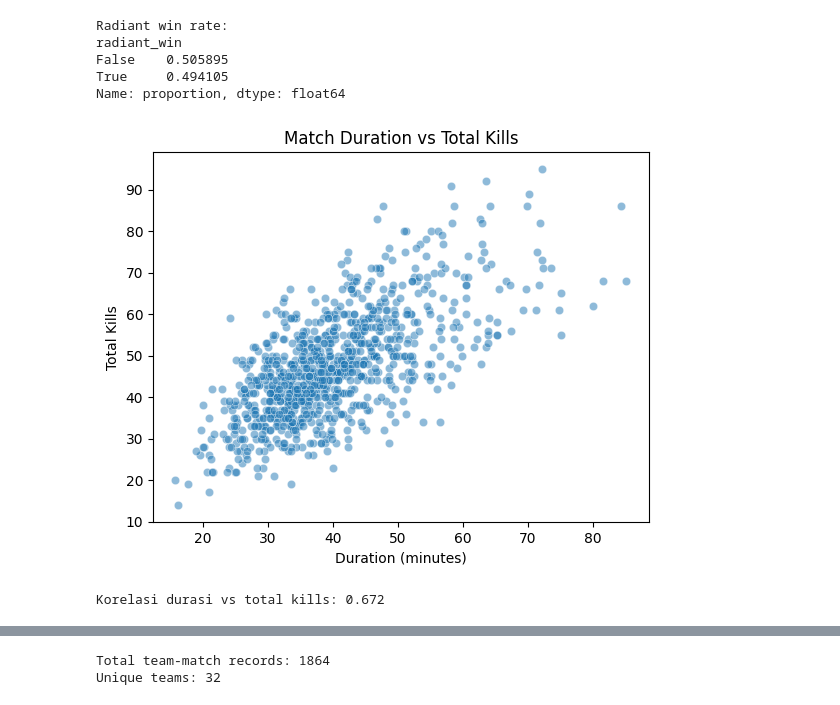
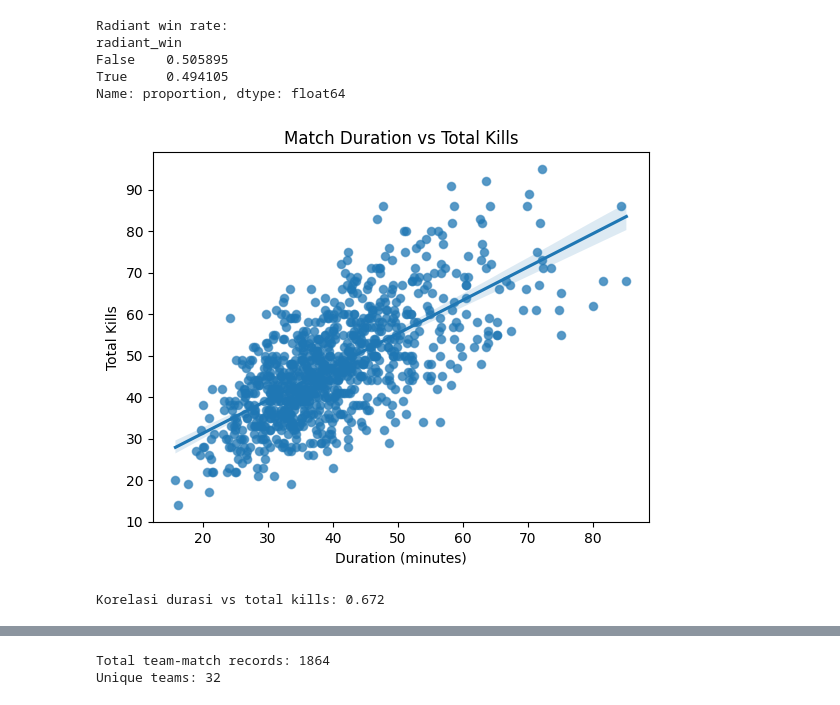
Before and after one commit to chokiarmando-lab/dota2-team-performance-analysis, a Jupyter notebook: notebooks/03-eda.ipynb, the cells around one changed output, grey strips where cells are left out. Cells and saved outputs as stored; diff of their text form; code cells hidden in the pictures.

```diff
--- a/notebooks/03-eda.ipynb
+++ b/notebooks/03-eda.ipynb
@@ -69,10 +72,10 @@ memory usage: 103.1+ KB
 # 3. FEATURE ENGINEERING
 # ============================================================
 
-bins = list(range(30,45))
+bins = [0, 25, 35, 45, 60, 100]
+labels = ["Very Fast", "Fast", "Normal", "Late", "Very Late"]
 
-df["duration_group"] = pd.cut(df["duration"], bins=bins)
-
+df["duration_group"] = pd.cut(df["duration"], bins=bins, labels=labels)
 df["duration_group"].value_counts().sort_index()
 # %% [output]
 duration_group
@@ -147,14 +141,15 @@ False    0.505895
 True     0.494105
 Name: proportion, dtype: float64
 # %%
-# Korelasi durasi vs total kills
+# correlation duration vs total kills
 sns.scatterplot(data=df, x="duration", y="total_kills", alpha=0.5)
+sns.regplot(data=df, x="duration", y="total_kills", scatter_kws={"alpha":0.5})
 plt.title("Match Duration vs Total Kills")
 plt.xlabel("Duration (minutes)")
 plt.ylabel("Total Kills")
 plt.show()
 
 print(f"\nKorelasi durasi vs total kills: {df['duration'].corr(df['total_kills']):.3f}")
 # %% [output]
-[figure, old version]
+[figure, new version]
 Korelasi durasi vs total kills: 0.672
```
Also changed, not shown: parts of 15 cells of this notebook, 2 other files.
